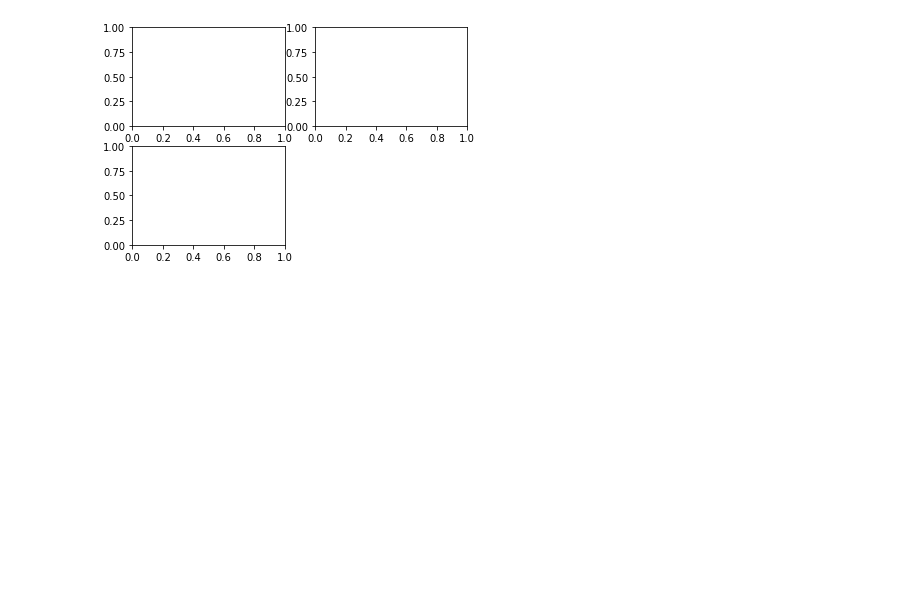
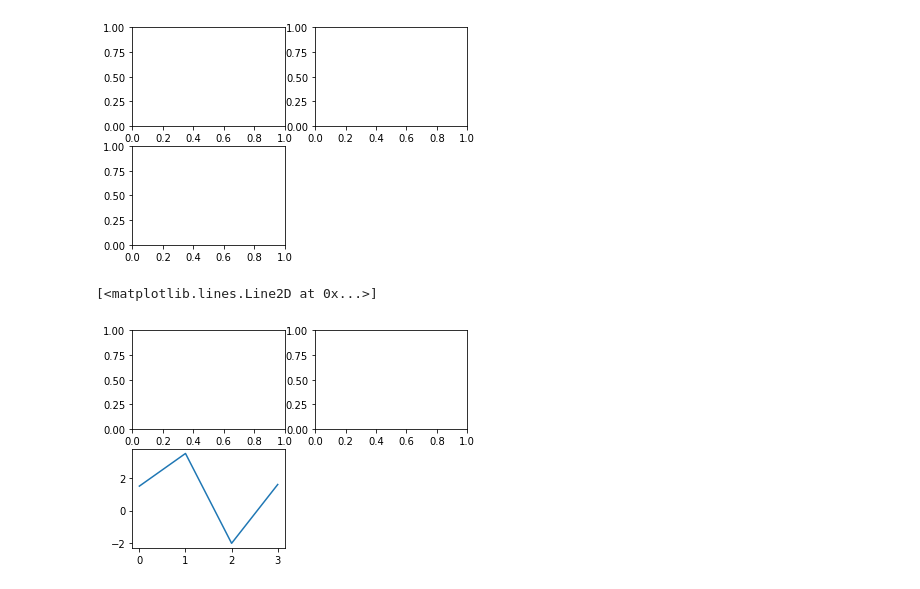
Before and after one commit to indrajeet007/Python-Data-Analysis-Notes, a Jupyter notebook: notebooks/Matplotlib Basics.ipynb, the cells around one changed output. Drawn from its saved outputs; the diff is of its cells as text; code cells hidden in the pictures; blank space fills up the shorter version.

```diff
--- a/notebooks/Matplotlib Basics.ipynb
+++ b/notebooks/Matplotlib Basics.ipynb
@@ -34,5 +34,15 @@ ax2 = fig.add_subplot(2, 2, 2)
 ax3 = fig.add_subplot(2, 2, 3)
 # %% [output]
 [figure]
+# %%
+fig = plt.figure()
+ax1 = fig.add_subplot(2, 2, 1)
+ax2 = fig.add_subplot(2, 2, 2)
+ax3 = fig.add_subplot(2, 2, 3)
+
+plt.plot([1.5, 3.5, -2, 1.6])
+# %% [output]
+[<matplotlib.lines.Line2D at 0x...>]
+[figure, added]
 # %%
 # 'k--' - style option - plots a black dashed line
```
Also changed, not shown: parts of 21 cells of this notebook.
